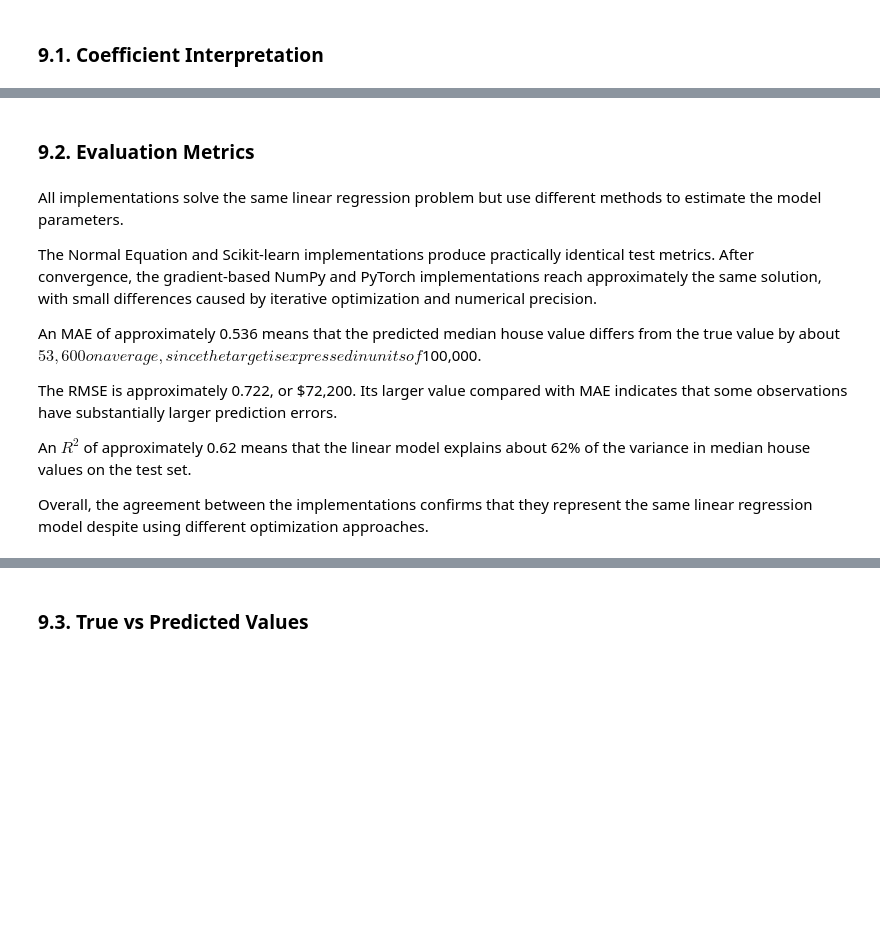
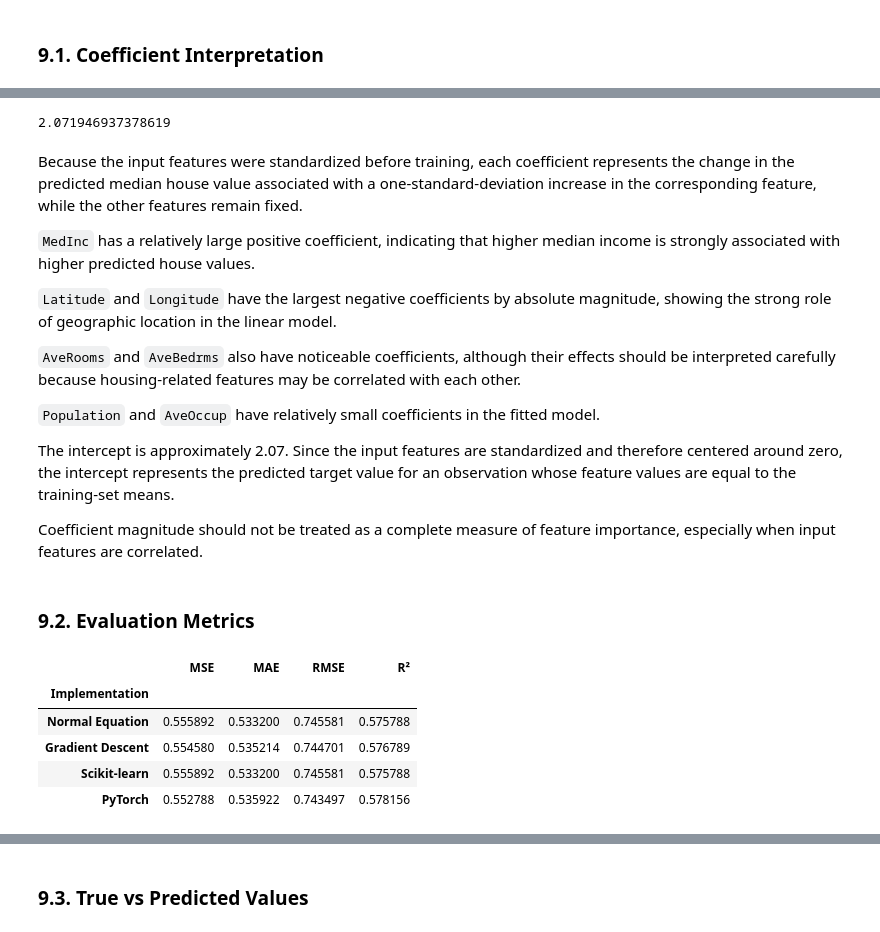
Before and after one commit to Tpoc311/applied-ai-workbench, a Jupyter notebook: ml_fundamentals/linear_models/linear_regression/linear_regression.ipynb, the cells around one changed output, grey strips where cells are left out. Saved outputs shown, nothing was run; the diff lists cells and outputs as text; code cells hidden in the pictures; blank space fills up the shorter version.

```diff
--- a/ml_fundamentals/linear_models/linear_regression/linear_regression.ipynb
+++ b/ml_fundamentals/linear_models/linear_regression/linear_regression.ipynb
@@ -731,14 +756,50 @@ Standardization also makes the coefficient magnitudes more directly comparable b
+# %%
+intercept = ne_regression.w[-1].item()
+intercept
+# %% [output]
+2.071946937378619
+# %% [markdown]
+Because the input features were standardized before training, each coefficient represents the change in the predicted median house value associated with a one-standard-deviation increase in the corresponding feature, while the other features remain fixed.
+
+`MedInc` has a relatively large positive coefficient, indicating that higher median income is strongly associated with higher predicted house values.
+
+`Latitude` and `Longitude` have the largest negative coefficients by absolute magnitude, showing the strong role of geographic location in the linear model.
+
+`AveRooms` and `AveBedrms` also have noticeable coefficients, although their effects should be interpreted carefully because housing-related features may be correlated with each other.
+
+`Population` and `AveOccup` have relatively small coefficients in the fitted model.
+
+The intercept is approximately 2.07. Since the input features are standardized and therefore centered around zero, the intercept represents the predicted target value for an observation whose feature values are equal to the training-set means.
+
+Coefficient magnitude should not be treated as a complete measure of feature importance, especially when input features are correlated.
 # %% [markdown]
 ### 9.2. Evaluation Metrics
-# %% [markdown]
-All implementations solve the same linear regression problem but use different methods to estimate the model parameters.
-
-The Normal Equation and Scikit-learn implementations produce practically identical test metrics. After convergence, the gradient-based NumPy and PyTorch implementations reach approximately the same solution, with small differences caused by iterative optimization and numerical precision.
-
-An MAE of approximately 0.536 means that the predicted median house value differs from the true value by about $53,600 on average, since the target is expressed in units of $100,000.
-
-The RMSE is approximately 0.722, or $72,200. Its larger value compared with MAE indicates that some observations have substantially larger prediction errors.
-
-An $R^2$ of approximately 0.62 means that the linear model explains about 62% of the variance in median house values on the test set.
-
-Overall, the agreement between the implementations confirms that they represent the same linear regression model despite using different optimization approaches.
+# %%
+predictions = {
+    "Normal Equation": ne_y_pred,
+    "Gradient Descent": gd_y_pred,
+    "Scikit-learn": sklearn_y_pred,
+    "PyTorch": pytorch_y_pred,
+}
+
+metrics = {
+    name: {
+        "MSE": mse(y_test, y_pred),
+        "MAE": mae(y_test, y_pred),
+        "RMSE": rmse(y_test, y_pred),
+        "R²": r_squared(y_test, y_pred),
+    }
+    for name, y_pred in predictions.items()
+}
+
+metrics_df = pd.DataFrame.from_dict(metrics, orient="index")
+metrics_df.index.name = "Implementation"
+
+metrics_df.round(6)
+# %% [output]
+|  | MSE | MAE | RMSE | R² |
+| Implementation |  |  |  |  |
+| Normal Equation | 0.555892 | 0.533200 | 0.745581 | 0.575788 |
+| Gradient Descent | 0.554580 | 0.535214 | 0.744701 | 0.576789 |
+| Scikit-learn | 0.555892 | 0.533200 | 0.745581 | 0.575788 |
+| PyTorch | 0.552788 | 0.535922 | 0.743497 | 0.578156 |
```
Also changed, not shown: parts of 8 cells of this notebook, 4 other files.
